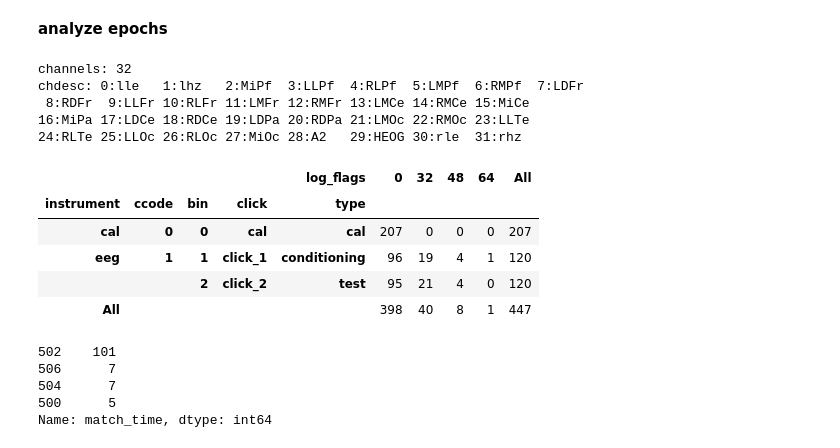
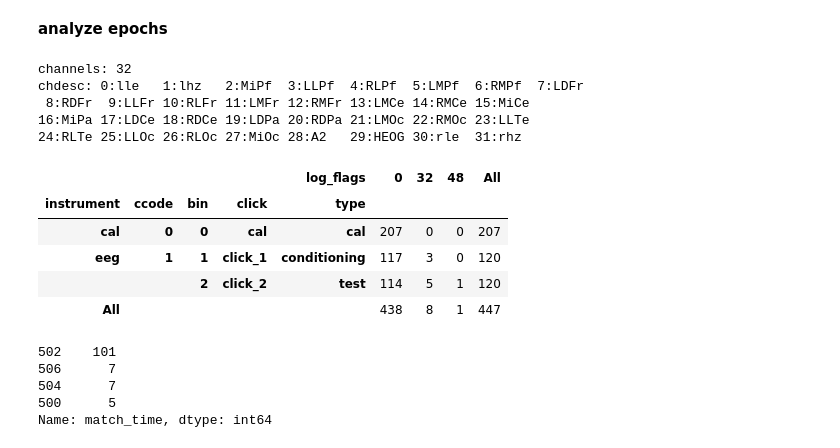
Before and after one commit to turbach/mkpy_data_examples, a Jupyter notebook: docs/source/p50.ipynb, the cells around one changed output. Saved outputs shown, nothing was run; the diff lists cells and outputs as text; code cells hidden in the pictures.

Commit message:
refresh docs and data files for mkpy updates

```diff
--- a/docs/source/p50.ipynb
+++ b/docs/source/p50.ipynb
@@ -183,40 +190,40 @@ p50_h5.export_epochs("ms1500", MDE_HOME / "data/sub000p50.ms1500.epochs.pdh5", f
 # %% [markdown]
 **analyze epochs**
 # %%
-p50_epochs = pd.read_hdf(MDE_HOME / "data/sub000p50.ms1500.epochs.pdh5", key="ms1500")
+p50_epochs = pd.read_feather(MDE_HOME / "data/sub000p50.ms1500.epochs.feather")
 
 # sanitize epoch_id for pandas index
 p50_epochs['epoch_id'] = p50_epochs['epoch_id'].astype('int')
 
 # look up pattern-matched events with timestamp 0
 p50_events = p50_epochs.query("match_time==0")
 p50_counts = pd.crosstab(
     [p50_events.instrument, p50_events.ccode, p50_events.bin, p50_events.click, p50_events.type],
     [p50_events.log_flags],
     margins=True
 )
 
 # lookup scalp potential channels ... EEG, EOG, A2
 p50_chans = [col for col in p50_epochs.columns if re.match(r"^[MLRAHlr]\w{1,3}$", col)]
 p50_chandesc = ""
 for i, c in enumerate(p50_chans):
     sep = " " if i % 8 < 7 else "\n"
     p50_chandesc += f"{i:2d}:{c:4s}{sep}"
 
 print(f"channels: {len(p50_chans)}\nchdesc:{p50_chandesc}")
 display(p50_counts)
 # %% [output]
 channels: 32
 chdesc: 0:lle   1:lhz   2:MiPf  3:LLPf  4:RLPf  5:LMPf  6:RMPf  7:LDFr
  8:RDFr  9:LLFr 10:RLFr 11:LMFr 12:RMFr 13:LMCe 14:RMCe 15:MiCe
 16:MiPa 17:LDCe 18:RDCe 19:LDPa 20:RDPa 21:LMOc 22:RMOc 23:LLTe
 24:RLTe 25:LLOc 26:RLOc 27:MiOc 28:A2   29:HEOG 30:rle  31:rhz
-|  |  |  |  | log_flags | 0 | 32 | 48 | 64 | All |
-| instrument | ccode | bin | click | type |  |  |  |  |  |
-| cal | 0 | 0 | cal | cal | 207 | 0 | 0 | 0 | 207 |
-| eeg | 1 | 1 | click_1 | conditioning | 96 | 19 | 4 | 1 | 120 |
-|  |  | 2 | click_2 | test | 95 | 21 | 4 | 0 | 120 |
-| All |  |  |  |  | 398 | 40 | 8 | 1 | 447 |
+|  |  |  |  | log_flags | 0 | 32 | 48 | All |
+| instrument | ccode | bin | click | type |  |  |  |  |
+| cal | 0 | 0 | cal | cal | 207 | 0 | 0 | 207 |
+| eeg | 1 | 1 | click_1 | conditioning | 117 | 3 | 0 | 120 |
+|  |  | 2 | click_2 | test | 114 | 5 | 1 | 120 |
+| All |  |  |  |  | 438 | 8 | 1 | 447 |
 # %%
 # for illustration ... cal pulses and first click
 midline = ["MiPf", "MiCe", "MiPa", "MiOc"]
```
Also changed, not shown: parts of 7 cells of this notebook, 5 other files.
